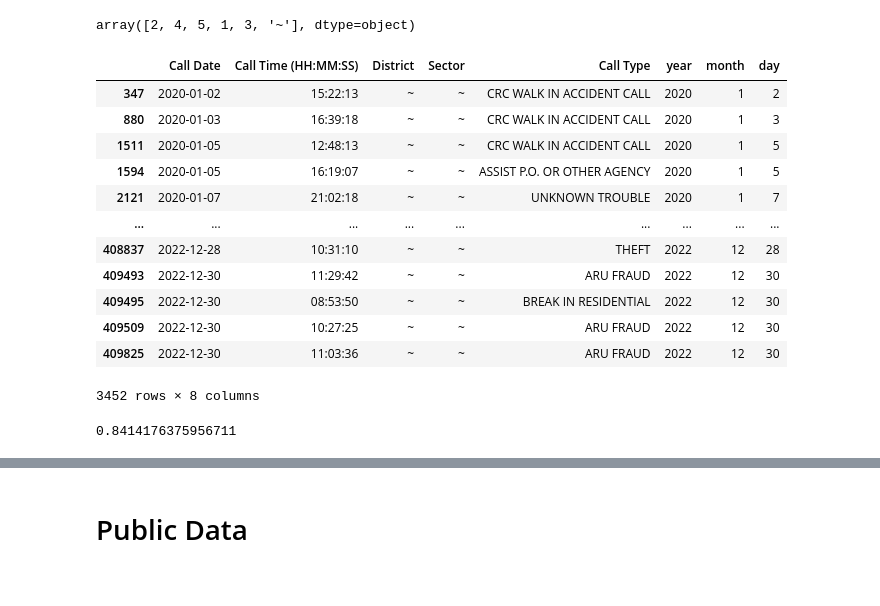
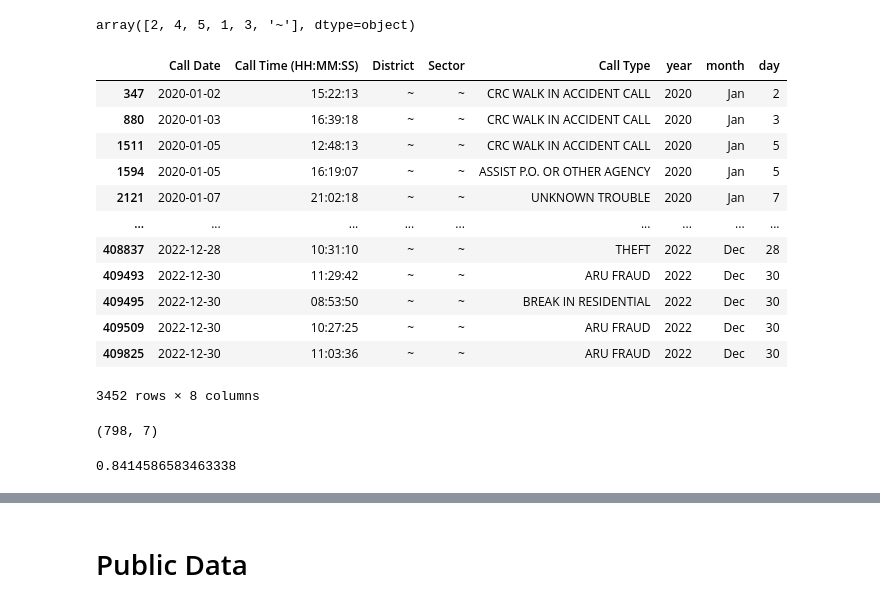
Before and after one commit to 10ken/staffing_crime_rate, a Jupyter notebook: crime_eda_qa.ipynb, the cells around one changed output, grey strips where cells are left out. Saved outputs shown, nothing was run; the diff lists cells and outputs as text; code cells hidden in the pictures.

```diff
--- a/crime_eda_qa.ipynb
+++ b/crime_eda_qa.ipynb
@@ -45,0 +83,4 @@ crime_df
+# %%
+# drop 20 rows of NaNs
+crime_df = crime_df.dropna(axis=0)
+crime_df.shape
@@ -72,6 +98,7 @@ crime_df
 # %%
-crime_df['year'] = crime_df['Call Date'].dt.year
-crime_df['month'] = crime_df['Call Date'].dt.month
-crime_df['day'] = crime_df['Call Date'].dt.day
+crime_df['Call Date'] = pd.to_datetime(crime_df['Call Date'], format='%Y%m%d')
+crime_df['year'] = crime_df['Call Date'].dt.year.apply(str)
+crime_df['month'] = crime_df['Call Date'].dt.month_name().apply(lambda x: x[:3])
+crime_df['day'] = crime_df['Call Date'].dt.day.apply(str)
 crime_df.sample(10)
 # %% [output]
@@ -91,29 +180,34 @@ crime_df['District'].unique()
 # %% [output]
 array([2, 4, 5, 1, 3, '~'], dtype=object)
 # %%
+
 unknown_dis_sec = crime_df[
-                            (crime_df['Sector'] == '~') |
+                            (crime_df['District'] == '~') |
                             (crime_df['Sector'] == '~')
                             ].copy()
 unknown_dis_sec
 # %% [output]
 |  | Call Date | Call Time (HH:MM:SS) | District | Sector | Call Type | year | month | day |
-| 347 | 2020-01-02 | 15:22:13 | ~ | ~ | CRC WALK IN ACCIDENT CALL | 2020 | 1 | 2 |
-| 880 | 2020-01-03 | 16:39:18 | ~ | ~ | CRC WALK IN ACCIDENT CALL | 2020 | 1 | 3 |
-| 1511 | 2020-01-05 | 12:48:13 | ~ | ~ | CRC WALK IN ACCIDENT CALL | 2020 | 1 | 5 |
-| 1594 | 2020-01-05 | 16:19:07 | ~ | ~ | ASSIST P.O. OR OTHER AGENCY | 2020 | 1 | 5 |
-| 2121 | 2020-01-07 | 21:02:18 | ~ | ~ | UNKNOWN TROUBLE | 2020 | 1 | 7 |
+| 347 | 2020-01-02 | 15:22:13 | ~ | ~ | CRC WALK IN ACCIDENT CALL | 2020 | Jan | 2 |
+| 880 | 2020-01-03 | 16:39:18 | ~ | ~ | CRC WALK IN ACCIDENT CALL | 2020 | Jan | 3 |
+| 1511 | 2020-01-05 | 12:48:13 | ~ | ~ | CRC WALK IN ACCIDENT CALL | 2020 | Jan | 5 |
+| 1594 | 2020-01-05 | 16:19:07 | ~ | ~ | ASSIST P.O. OR OTHER AGENCY | 2020 | Jan | 5 |
+| 2121 | 2020-01-07 | 21:02:18 | ~ | ~ | UNKNOWN TROUBLE | 2020 | Jan | 7 |
 | ... | ... | ... | ... | ... | ... | ... | ... | ... |
-| 408837 | 2022-12-28 | 10:31:10 | ~ | ~ | THEFT | 2022 | 12 | 28 |
-| 409493 | 2022-12-30 | 11:29:42 | ~ | ~ | ARU FRAUD | 2022 | 12 | 30 |
-| 409495 | 2022-12-30 | 08:53:50 | ~ | ~ | BREAK IN RESIDENTIAL | 2022 | 12 | 30 |
-| 409509 | 2022-12-30 | 10:27:25 | ~ | ~ | ARU FRAUD | 2022 | 12 | 30 |
-| 409825 | 2022-12-30 | 11:03:36 | ~ | ~ | ARU FRAUD | 2022 | 12 | 30 |
+| 408837 | 2022-12-28 | 10:31:10 | ~ | ~ | THEFT | 2022 | Dec | 28 |
+| 409493 | 2022-12-30 | 11:29:42 | ~ | ~ | ARU FRAUD | 2022 | Dec | 30 |
+| 409495 | 2022-12-30 | 08:53:50 | ~ | ~ | BREAK IN RESIDENTIAL | 2022 | Dec | 30 |
+| 409509 | 2022-12-30 | 10:27:25 | ~ | ~ | ARU FRAUD | 2022 | Dec | 30 |
+| 409825 | 2022-12-30 | 11:03:36 | ~ | ~ | ARU FRAUD | 2022 | Dec | 30 |
 3452 rows × 8 columns
+# %%
+unknown_dis_sec.groupby('Call Date').count().shape
+# %% [output]
+(798, 7)
 # %%
 unknown_dis_sec.shape[0] / crime_df.shape[0] * 100
 
 # about 1% of the force does not input their district and sector information
     # or this information is lost through some process
 # %% [output]
-0.8414176375956711
+0.8414586583463338
```
Also changed, not shown: parts of 57 cells of this notebook.
